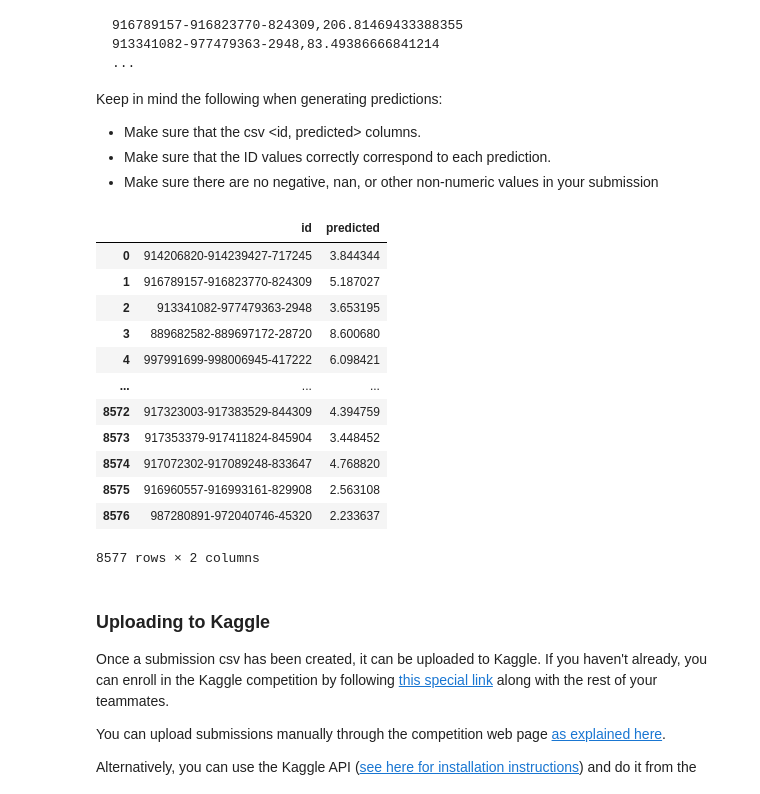
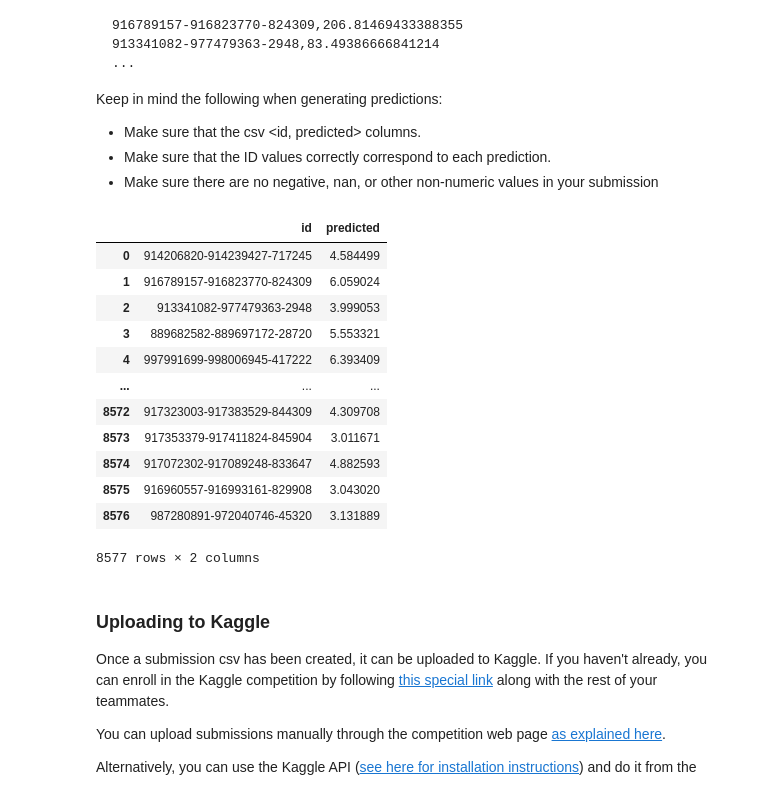
Before and after one commit to vladlevitin/TDT4173-Retail-Revenue-Prediction, a Jupyter notebook: TDT4173 Retail Revenue Prediction/introduction.ipynb, the cells around one changed output. Saved outputs shown, nothing was run; the diff lists cells and outputs as text; code cells hidden in the pictures.

```diff
--- a/TDT4173 Retail Revenue Prediction/introduction.ipynb
+++ b/TDT4173 Retail Revenue Prediction/introduction.ipynb
@@ -271,8 +276,8 @@ Text(0.5, 1.0, 'Distribution of Revenues')
 # %%
 def convert_to_category(X):
     for col in X.columns:
-
-        if (X[col].dtype != 'int64') and (X[col].dtype != 'float64') and (X[col].dtype != 'bool'):
+        #X[col].dtype != 'int64')
+        if ( (X[col].dtype != 'int64') and (X[col].dtype != 'float64') and (X[col].dtype != 'bool')):
             X[col] = X[col].astype('category')
 
     return X
@@ -382,6 +410,8 @@ y = np.log1p(y)
 # %%
 scaler = preprocessing.StandardScaler()
 
-columns_to_scale = ['lat', 'lon']
+columns_to_scale = ['lat', 'lon', 'area_km2',
+                    'all_households', 'singles_income', 'couple_without_children_income', 'couple_with_children', 'other_households', 'single_parent_with_children',
+                    ]
 scaler.fit(X[columns_to_scale])
 X[columns_to_scale] = scaler.transform(X[columns_to_scale])
@@ -390,13 +418,3 @@ X[columns_to_scale] = scaler.transform(X[columns_to_scale])
-# %%
-X[categorical_features] = X[categorical_features].apply(lambda series: pd.Series(
-        LabelEncoder().fit_transform(series[series.notnull()]),
-        index=series[series.notnull()].index))
-
-imp_cat = IterativeImputer(estimator=RandomForestClassifier(),
-                               initial_strategy='most_frequent',
-                               max_iter=10, random_state=0)
-
-X[categorical_features] = imp_cat.fit_transform(X[categorical_features])
 # %% [markdown]
 ### Encoding
 # %%
@@ -482,64 +511,70 @@ Keep in mind the following when generating predictions:
 # %%
 # Predict on the test set
 
-colums_to_drop = []
-stores_test_copy = stores_test.copy()
+import catboost
 
 
-df = pd.merge(stores_test_copy, grunnkrets_copy, on='grunnkrets_id', how='left')
+columns_to_drop_test = columns_to_drop.copy()[1:]
+
+
+stores_test_copy = stores_test.copy()
+stores_test_copy['year'] = stores_test_copy['year'].astype('category')
+
+df = stores_test_copy
+
+
+df = pd.merge(df, plaace_hierarchy_copy, on='plaace_hierarchy_id', how='left')
+df = pd.merge(df, grunnkrets_copy, on='grunnkrets_id', how='left')
 df = pd.merge(df, grunnkrets_ages_copy, on='grunnkrets_id', how='left')
 df = pd.merge(df, grunnkrets_household_types_copy, on='grunnkrets_id', how='left')
 df = pd.merge(df, grunnkrets_household_income_copy, on='grunnkrets_id', how='left')
 
 df.drop_duplicates(subset=['store_id'], keep='first', inplace=True)
 
-X_test = df.drop(columns = colums_to_drop)
+X_test = df.drop(columns = columns_to_drop_test)
 X_test = convert_to_category(X_test)
 
 X_test[columns_to_scale] = scaler.transform(X_test[columns_to_scale])
 
-#encoder = full_pipeline.fit(X_test)
 X_test_encoded = encoder.transform(X_test)
 
 #LGBM
 y_test_pred_lgbm = lgbm_model.predict(X_test)
 y_test_pred_lgbm = np.expm1(y_test_pred_lgbm)
 
 #XGBoost
 y_test_pred_xgb = xgboost_model.predict(X_test_encoded)
 y_test_pred_xgb = np.expm1(y_test_pred_xgb)
 
 #CatBoost
-# y_test_pred_cat = cat_boost_model.predict(X_test_encoded)
-# y_test_pred_cat = np.expm1(y_test_pred_cat)
+y_test_pred_cat = cat_boost_model.predict(X_test_encoded)
+y_test_pred_cat = np.expm1(y_test_pred_cat)
 
-
-y_test_pred = (y_test_pred_lgbm
-               +y_test_pred_xgb ) / 2
+y_test_pred = (y_test_pred_lgbm+y_test_pred_xgb+y_test_pred_cat) / 3
 
 
 # Generate submission dataframe
 # NOTE: It is important that the ID and predicted values match
 submission = pd.DataFrame()
 submission['id'] = stores_test['store_id']
 submission['predicted'] = np.asarray(y_test_pred)
 
 # Save it to disk (`index=False` means don't save the index in the csv)
 submission.to_csv('sample_submission.csv', index=False)
 submission
 # %% [output]
 |  | id | predicted |
-| 0 | 914206820-914239427-717245 | 3.844344 |
-| 1 | 916789157-916823770-824309 | 5.187027 |
-| 2 | 913341082-977479363-2948 | 3.653195 |
-| 3 | 889682582-889697172-28720 | 8.600680 |
-| 4 | 997991699-998006945-417222 | 6.098421 |
+| 0 | 914206820-914239427-717245 | 4.584499 |
+| 1 | 916789157-916823770-824309 | 6.059024 |
+| 2 | 913341082-977479363-2948 | 3.999053 |
+| 3 | 889682582-889697172-28720 | 5.553321 |
+| 4 | 997991699-998006945-417222 | 6.393409 |
 | ... | ... | ... |
-| 8572 | 917323003-917383529-844309 | 4.394759 |
-| 8573 | 917353379-917411824-845904 | 3.448452 |
-| 8574 | 917072302-917089248-833647 | 4.768820 |
-| 8575 | 916960557-916993161-829908 | 2.563108 |
-| 8576 | 987280891-972040746-45320 | 2.233637 |
+| 8572 | 917323003-917383529-844309 | 4.309708 |
+| 8573 | 917353379-917411824-845904 | 3.011671 |
+| 8574 | 917072302-917089248-833647 | 4.882593 |
+| 8575 | 916960557-916993161-829908 | 3.043020 |
+| 8576 | 987280891-972040746-45320 | 3.131889 |
 8577 rows × 2 columns
 # %% [markdown]
 ### Uploading to Kaggle
```
Also changed, not shown: parts of 12 cells of this notebook, 7 other files.
